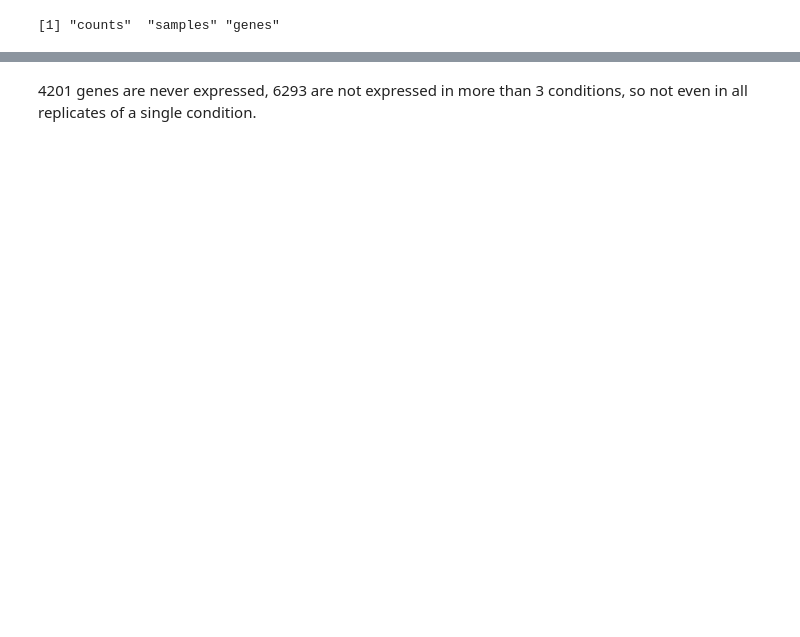
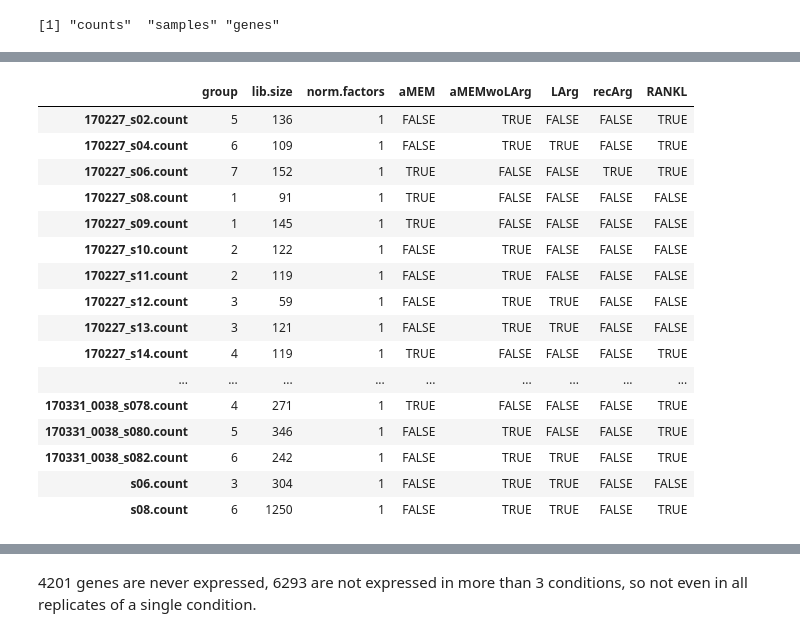
Before and after one commit to lvulliard/Brunner2019, a Jupyter notebook: RNA-DiffEq.ipynb, the cells around one changed output, grey strips where cells are left out. Cells and saved outputs as stored; diff of their text form; code cells hidden in the pictures; blank space fills up the shorter version.

```diff
--- a/RNA-DiffEq.ipynb
+++ b/RNA-DiffEq.ipynb
@@ -372,2 +416,14 @@ colnames(rnaData) <- c("GeneID", paste(c("MCSF", "ArgFree", "ArgRescue", "RANKL"
+# %%
+countMat = matrix(nrow=26301, ncol=28)
+colnames(countMat) <- list.files()
+for (i in 1:28) {
+    load(colnames(countMat)[i])
+    countMat[,i] <- fcMulti$counts
+}
+rownames(countMat) <- rownames(fcMulti$counts)
+# Four replicates of seven different conditions
+conditionList = c(5,6,7,1,1,2,2,3,3,4,4,5,1,7,5,2,3,4,6,7,7,1,2,4,5,6,3,6)
+# If s06 is Control RANKL rescue and s08 is Control rescue
+# conditionList = c(5,6,7,1,1,2,2,3,3,4,4,5,1,7,5,2,3,4,6,7,7,1,2,4,5,6,6,3)
 # %%
 # Convert to DGE object
@@ -382,0 +447,3 @@ names(dgeData)
+# %%
+dgeDataLogCPMUnfiltered = cpm(dgeData, log = T)
+dgeData = dgeData[rowSums(dgeData$counts==0)>=25,, keep.lib.sizes=FALSE]
@@ -382,0 +470,27 @@ names(dgeData)
+# %%
+# Input sample annotation
+dgeData$samples$aMEM = c(TRUE,FALSE,FALSE,TRUE,FALSE,FALSE,TRUE)[conditionList]
+dgeData$samples$aMEMwoLArg = c(FALSE,TRUE,TRUE,FALSE,TRUE,TRUE,FALSE)[conditionList]
+dgeData$samples$LArg = c(FALSE,FALSE,TRUE,FALSE,FALSE,TRUE,FALSE)[conditionList]
+dgeData$samples$recArg = c(FALSE,FALSE,FALSE,FALSE,FALSE,FALSE,TRUE)[conditionList]
+dgeData$samples$RANKL = c(FALSE,FALSE,FALSE,TRUE,TRUE,TRUE,TRUE)[conditionList]
+# dgeData$samples$mouse = c()
+dgeData$samples
+# %% [output]
+|  | group | lib.size | norm.factors | aMEM | aMEMwoLArg | LArg | recArg | RANKL |
+| 170227_s02.count | 5 | 136 | 1 | FALSE | TRUE | FALSE | FALSE | TRUE |
+| 170227_s04.count | 6 | 109 | 1 | FALSE | TRUE | TRUE | FALSE | TRUE |
+| 170227_s06.count | 7 | 152 | 1 | TRUE | FALSE | FALSE | TRUE | TRUE |
+| 170227_s08.count | 1 | 91 | 1 | TRUE | FALSE | FALSE | FALSE | FALSE |
+| 170227_s09.count | 1 | 145 | 1 | TRUE | FALSE | FALSE | FALSE | FALSE |
+| 170227_s10.count | 2 | 122 | 1 | FALSE | TRUE | FALSE | FALSE | FALSE |
+| 170227_s11.count | 2 | 119 | 1 | FALSE | TRUE | FALSE | FALSE | FALSE |
+| 170227_s12.count | 3 | 59 | 1 | FALSE | TRUE | TRUE | FALSE | FALSE |
+| 170227_s13.count | 3 | 121 | 1 | FALSE | TRUE | TRUE | FALSE | FALSE |
+| 170227_s14.count | 4 | 119 | 1 | TRUE | FALSE | FALSE | FALSE | TRUE |
+| ... | ... | ... | ... | ... | ... | ... | ... | ... |
+| 170331_0038_s078.count | 4 | 271 | 1 | TRUE | FALSE | FALSE | FALSE | TRUE |
+| 170331_0038_s080.count | 5 | 346 | 1 | FALSE | TRUE | FALSE | FALSE | TRUE |
+| 170331_0038_s082.count | 6 | 242 | 1 | FALSE | TRUE | TRUE | FALSE | TRUE |
+| s06.count | 3 | 304 | 1 | FALSE | TRUE | TRUE | FALSE | FALSE |
+| s08.count | 6 | 1250 | 1 | FALSE | TRUE | TRUE | FALSE | TRUE |
```
Also changed, not shown: parts of 51 cells of this notebook.
